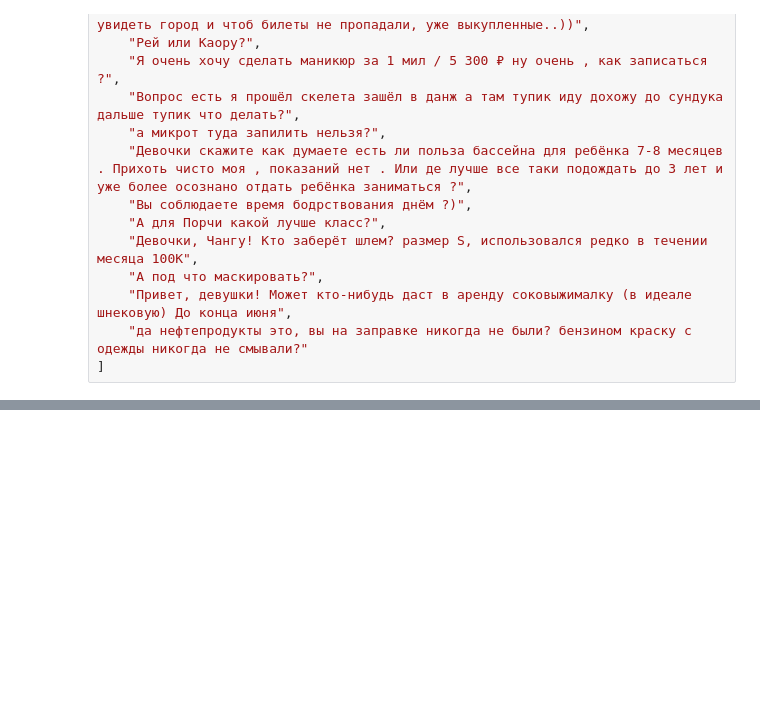
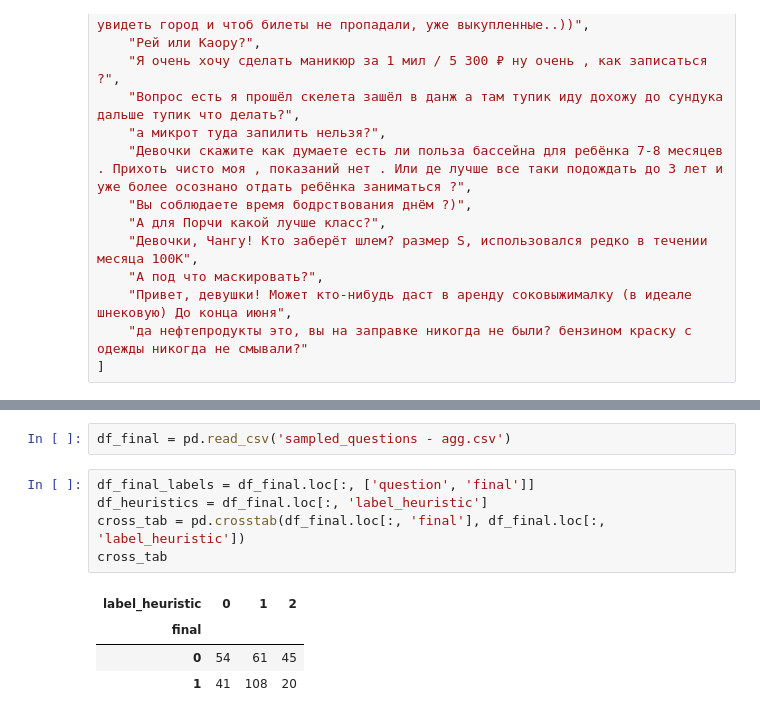
Before and after one commit to Yeegaure/FAQ_autocollector, a Jupyter notebook: QandA.ipynb, the cells around one changed output, grey strips where cells are left out. Cells and saved outputs as stored; diff of their text form; blank space fills up the shorter version.

```diff
--- a/QandA.ipynb
+++ b/QandA.ipynb
@@ -622,0 +507,12 @@ list_classifier(messages)
+# %%
+df_final = pd.read_csv('sampled_questions - agg.csv')
+# %%
+df_final_labels = df_final.loc[:, ['question', 'final']]
+df_heuristics = df_final.loc[:, 'label_heuristic']
+cross_tab = pd.crosstab(df_final.loc[:, 'final'], df_final.loc[:, 'label_heuristic'])
+cross_tab
+# %% [output]
+| label_heuristic | 0 | 1 | 2 |
+| final |  |  |  |
+| 0 | 54 | 61 | 45 |
+| 1 | 41 | 108 | 20 |
```
Also changed, not shown: parts of 26 cells of this notebook, 1 other file.
